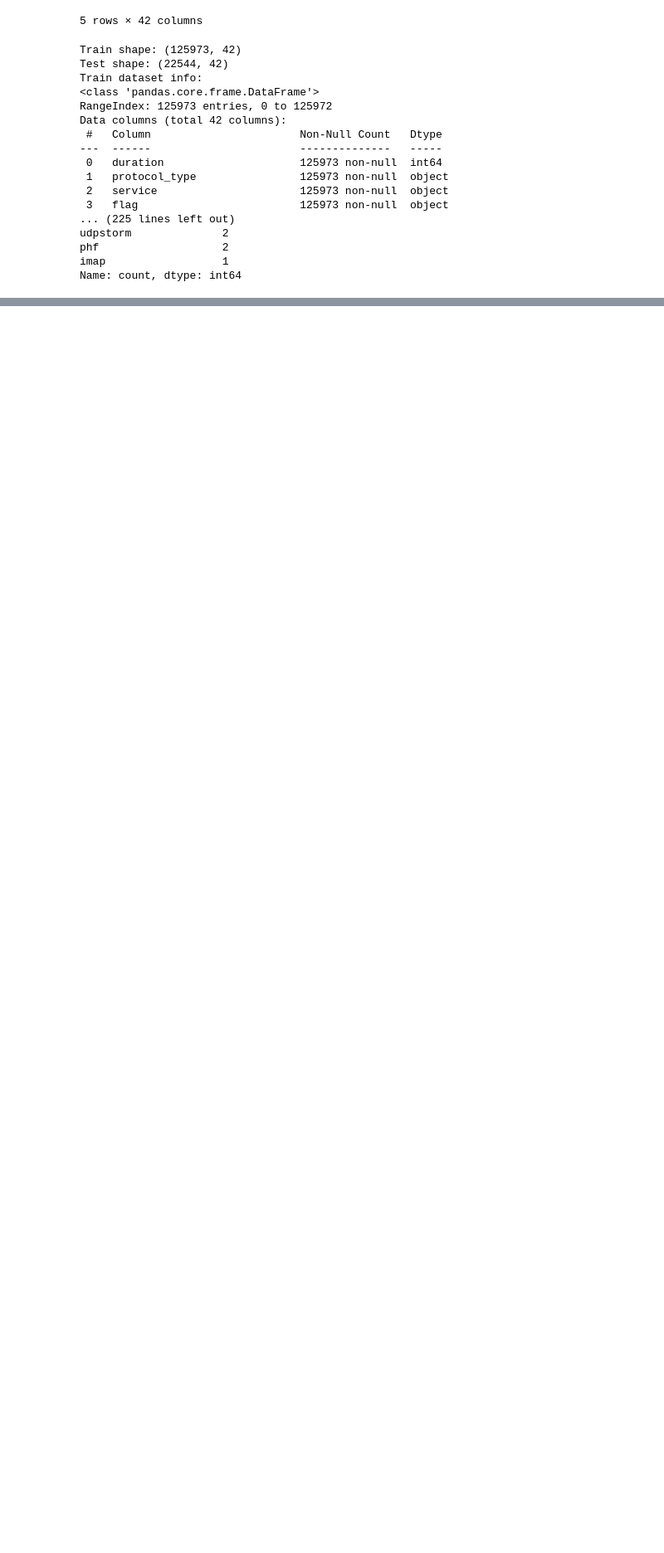
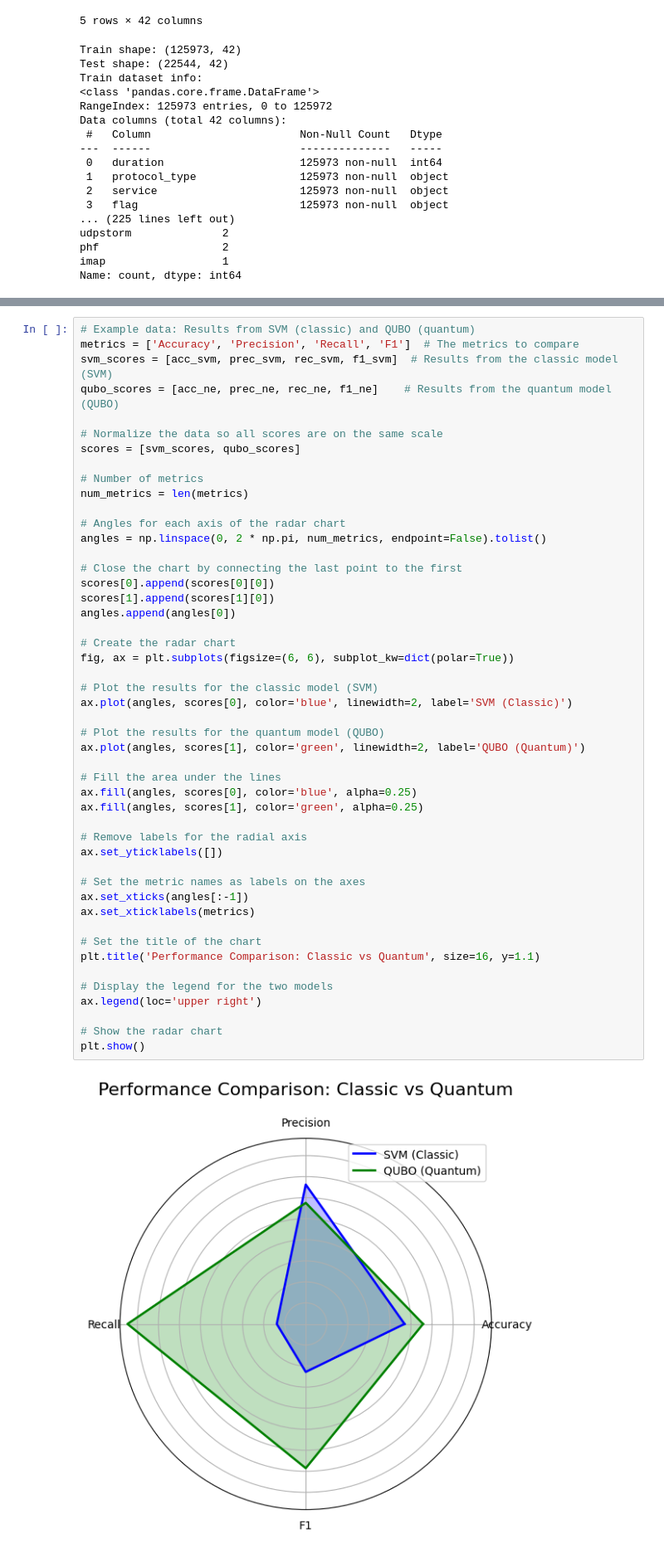
Before and after one commit to brinaa8/IntrusionDetection_QUBO, a Jupyter notebook: main.ipynb, the cells around one changed output, grey strips where cells are left out. Shown at 83% size. Drawn from its saved outputs; the diff is of its cells as text; blank space fills up the shorter version.

```diff
--- a/main.ipynb
+++ b/main.ipynb
@@ -428,0 +284,50 @@ Error:
+# %%
+# Example data: Results from SVM (classic) and QUBO (quantum)
+metrics = ['Accuracy', 'Precision', 'Recall', 'F1']  # The metrics to compare
+svm_scores = [acc_svm, prec_svm, rec_svm, f1_svm]  # Results from the classic model (SVM)
+qubo_scores = [acc_ne, prec_ne, rec_ne, f1_ne]    # Results from the quantum model (QUBO)
+
+# Normalize the data so all scores are on the same scale
+scores = [svm_scores, qubo_scores]
+
+# Number of metrics
+num_metrics = len(metrics)
+
+# Angles for each axis of the radar chart
+angles = np.linspace(0, 2 * np.pi, num_metrics, endpoint=False).tolist()
+
+# Close the chart by connecting the last point to the first
+scores[0].append(scores[0][0])
+scores[1].append(scores[1][0])
+angles.append(angles[0])
+
+# Create the radar chart
+fig, ax = plt.subplots(figsize=(6, 6), subplot_kw=dict(polar=True))
+
+# Plot the results for the classic model (SVM)
+ax.plot(angles, scores[0], color='blue', linewidth=2, label='SVM (Classic)')
+
+# Plot the results for the quantum model (QUBO)
+ax.plot(angles, scores[1], color='green', linewidth=2, label='QUBO (Quantum)')
+
+# Fill the area under the lines
+ax.fill(angles, scores[0], color='blue', alpha=0.25)
+ax.fill(angles, scores[1], color='green', alpha=0.25)
+
+# Remove labels for the radial axis
+ax.set_yticklabels([])
+
+# Set the metric names as labels on the axes
+ax.set_xticks(angles[:-1])
+ax.set_xticklabels(metrics)
+
+# Set the title of the chart
+plt.title('Performance Comparison: Classic vs Quantum', size=16, y=1.1)
+
+# Display the legend for the two models
+ax.legend(loc='upper right')
+
+# Show the radar chart
+plt.show()
+# %% [output]
+[figure, added]
```
Also changed, not shown: parts of 4 cells of this notebook.
